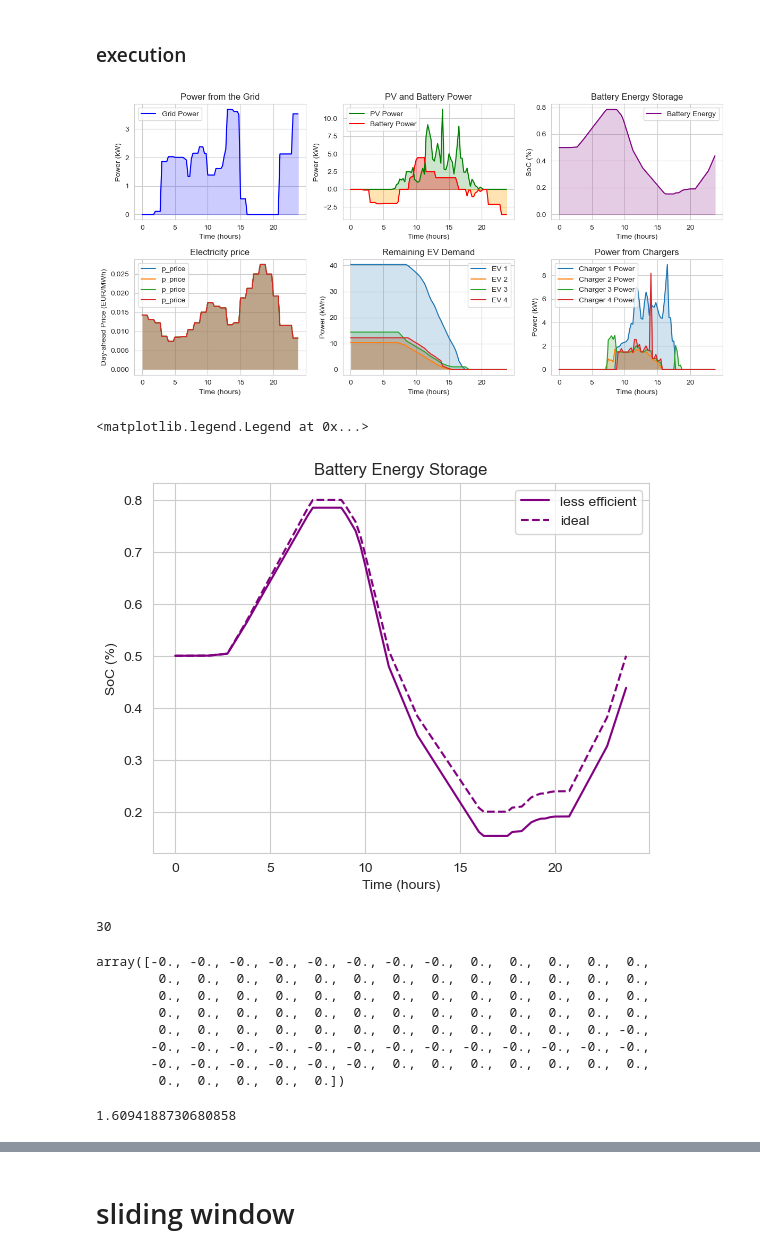
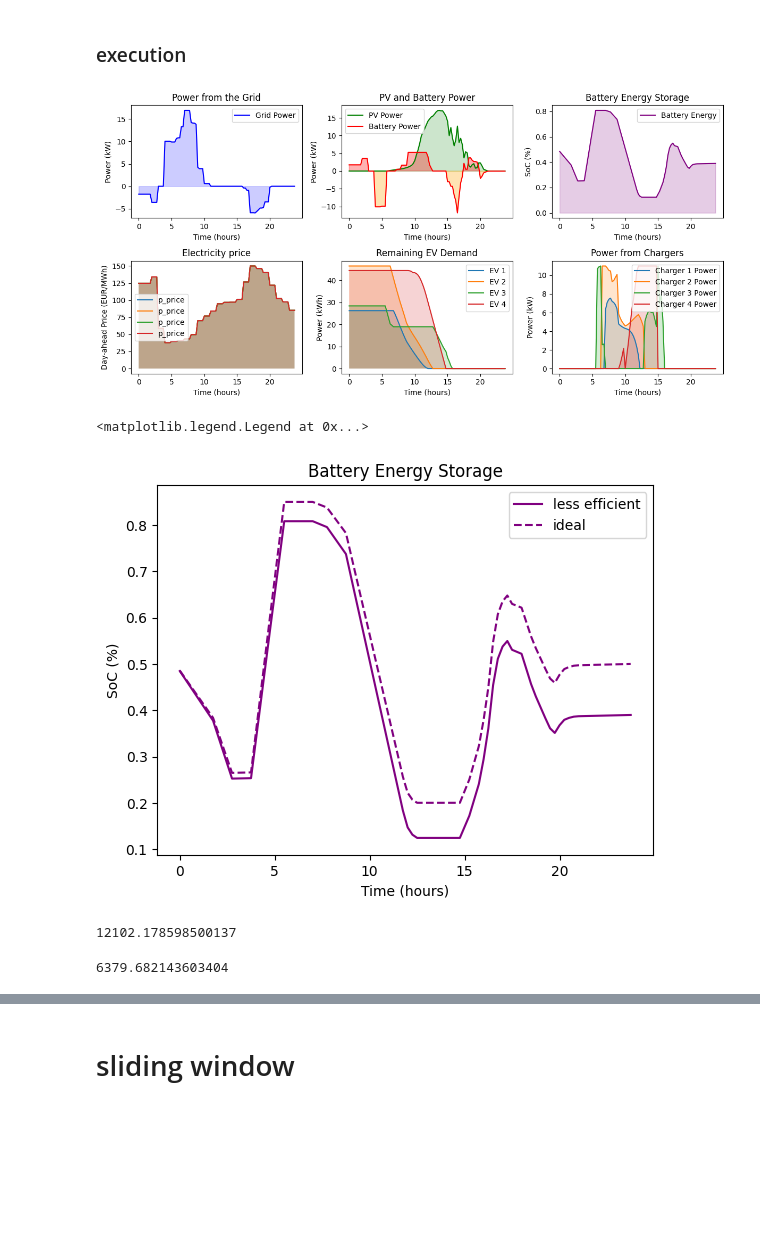
Before and after one commit to ES-Lab/ES-MDN-MPC, a Jupyter notebook: GMM_MPC.ipynb, the cells around one changed output, grey strips where cells are left out. Saved outputs shown, nothing was run; the diff lists cells and outputs as text; code cells hidden in the pictures; blank space fills up the shorter version.

```diff
--- a/GMM_MPC.ipynb
+++ b/GMM_MPC.ipynb
@@ -387,17 +423,17 @@ mdn3 = MDN(input_dim=2, output_dim=1)       # p(energy | arrival, duration)
 optim = torch.optim.Adam(
     list(mdn1.parameters()) +
     list(mdn2.parameters()) +
-    list(mdn3.parameters()), lr=5e-3
+    list(mdn3.parameters()), lr=1e-2
 )
 
-for epoch in range(10000):
+for epoch in range(2001):
     batch = ev_data  # shape: (B, 3)
     arrival = batch[:, 0:1].float()
     duration = batch[:, 1:2].float()
     energy = batch[:, 2:3].float()
 
     # MDN1: p(arrival)
-    pi1, mu1, sigma1 = mdn1(torch.ones_like(arrival))  # cast to float32  # dummy input
+    pi1, mu1, sigma1 = mdn1(torch.rand(arrival.shape))  # cast to float32  # dummy input
     logp1 = mdn1.log_prob(arrival, pi1, mu1, sigma1)
 
     # MDN2: p(duration | arrival)
@@ -610,16 +643,16 @@ import numpy as np
 import matplotlib.pyplot as plt
 
 # Your existing code
-samples = sample_autoregressive(mdn1, mdn2, mdn3, n_samples=4)
+samples = sample_autoregressive(mdn1, mdn2, mdn3, n_samples=5000)
 arrival_samples = samples[:, 0]
 duration_samples = samples[:, 1]
 energy_samples = samples[:, 2]
 
 # Filter out durations less than 0.5
-mask = duration_samples >= 1
-arrival_samples = arrival_samples[mask]
-duration_samples = duration_samples[mask]
-energy_samples = energy_samples[mask]
+mask = (0<=arrival_samples) * (5<=duration_samples) * (0<=energy_samples)
+arrival_samples = arrival_samples[mask][:4]
+duration_samples = duration_samples[mask][:4]
+energy_samples = energy_samples[mask][:4]
 
 print("Sampled Arrival Times:", arrival_samples)
 print("Sampled Durations:", duration_samples)
@@ -759,7 +792,7 @@ availability_matrix.shape
 # %% [output]
 (4, 96)
 # %%
-ev_demand_initial_sample = energy_samples
+ev_demand_initial_sample = energy_samples/4
 charger_availability_data = np.vstack([np.zeros((1, len(availability_matrix))), availability_matrix.T])
 
 print(ev_demand_initial_sample.shape, charger_availability_data.shape)
@@ -969,15 +1006,15 @@ results = {
 num_chargers=4
 time_resolution=0.25
 storage_capacity=30
-capacity_high_limit=0.8
+capacity_high_limit=0.85
 capacity_low_limit=0.2
 p_storage_limit=14
 p_charger_limit=11
 
 for t in range(1, num_time_steps+1, time_shift):
-    p_pv = data_day[t, 4]/ 1000  # PV power generation over time
+    p_pv = expanded_pv[t]/ 1000  # PV power generation over time
     charger_availability = charger_availability_data[t, :num_chargers]  # Charger availability
-    p_price = expanded_prices[t]
+    p_price = expanded_price[t]
 
     p_chargers_exec = p_chargers.value[t]
     p_grid_exec  = p_grid.value[t]
@@ -1024,8 +1061,8 @@ plt.legend()
 
 # Plot PV power and battery power
 plt.subplot(2, 3, 2)
-plt.plot(time_steps, data_day[1:1+len(time_steps),4]/1000, label='PV Power', color='green')
-plt.fill_between(time_steps, 0, data_day[1:1+len(time_steps),4]/1000, color='green', alpha=0.2)
+plt.plot(time_steps, expanded_pv[1:1+len(time_steps)]/1000, label='PV Power', color='green')
+plt.fill_between(time_steps, 0, expanded_pv[1:1+len(time_steps)]/1000, color='green', alpha=0.2)
 plt.plot(time_steps, results['p_storage'], label='Battery Power', color='red')
 plt.fill_between(time_steps, 0, results['p_storage'], where=np.array(results['p_storage']) >= 0, color='red', alpha=0.3, interpolate=True)
 plt.fill_between(time_steps, 0, results['p_storage'], where=np.array(results['p_storage']) < 0, color='orange', alpha=0.3, interpolate=True)
@@ -1046,37 +1083,37 @@ plt.legend()
 # Plot electricity price
 plt.subplot(2, 3, 4)
 for i in range(4):
-    plt.plot(time_steps, expanded_prices[1:1+len(time_steps)], label=f'p_price')
-    plt.fill_between(time_steps, 0, expanded_prices[1:1+len(time_steps)], alpha=0.2)
+    plt.plot(time_steps, expanded_price[1:1+len(time_steps)], label=f'p_price')
+    plt.fill_between(time_steps, 0, expanded_price[1:1+len(time_steps)], alpha=0.2)
 plt.xlabel('Time (hours)')
 plt.ylabel('Day-ahead Price (EUR/MWh)')
 plt.title('Electricity price')
 plt.legend()
 
 # Plot EV demand
 plt.subplot(2, 3, 5)
 for i in range(4):
     plt.plot(time_steps, results['remaining_demand'][:,i], label=f'EV {i+1}')
     plt.fill_between(time_steps, 0, results['remaining_demand'][:,i], alpha=0.2)
 plt.xlabel('Time (hours)')
 plt.ylabel('Power (kWh)')
 plt.title('Remaining EV Demand')
 plt.legend()
 
 # Plot charger power
 plt.subplot(2, 3, 6)
 for i in range(4):
     plt.plot(time_steps, results['p_chargers'][:,i], label=f'Charger {i+1} Power')
     plt.fill_between(time_steps, 0, results['p_chargers'][:,i], alpha=0.2)
 plt.xlabel('Time (hours)')
 plt.ylabel('Power (kW)')
 plt.title('Power from Chargers')
 plt.legend()
 
 plt.tight_layout()
 plt.show()
 # %% [output]
-[figure, old version]
+[figure, new version]
 # %%
 ideal = np.array(results['ideal_storage_energy'])/storage_capacity
 one_time = np.array(results['storage_energy'])/storage_capacity
@@ -1091,23 +1128,12 @@ plt.title('Battery Energy Storage')
 plt.legend()
 # %% [output]
 <matplotlib.legend.Legend at 0x...>
-[figure, old version]
+[figure, new version]
-# %%
-storage_capacity
-# %% [output]
-30
 # %%
-np.maximum(0, -p_grid.value[1:])*expanded_prices[1:1+len(time_steps)]
+np.sum(np.maximum(0, p_grid.value[1:])*expanded_price[1:1+len(time_steps)])
 # %% [output]
-array([-0., -0., -0., -0., -0., -0., -0., -0.,  0.,  0.,  0.,  0.,  0.,
-        0.,  0.,  0.,  0.,  0.,  0.,  0.,  0.,  0.,  0.,  0.,  0.,  0.,
-        0.,  0.,  0.,  0.,  0.,  0.,  0.,  0.,  0.,  0.,  0.,  0.,  0.,
-        0.,  0.,  0.,  0.,  0.,  0.,  0.,  0.,  0.,  0.,  0.,  0.,  0.,
-        0.,  0.,  0.,  0.,  0.,  0.,  0.,  0.,  0.,  0.,  0.,  0., -0.,
-       -0., -0., -0., -0., -0., -0., -0., -0., -0., -0., -0., -0., -0.,
-       -0., -0., -0., -0., -0., -0.,  0.,  0.,  0.,  0.,  0.,  0.,  0.,
-        0.,  0.,  0.,  0.,  0.])
+12102.178598500137
 # %%
-np.sum(np.maximum(0, p_grid.value[1:])*expanded_prices[1:1+len(time_steps)])
+np.sum(np.maximum(0, -p_grid.value[1:])*expanded_price[1:1+len(time_steps)]/2)
 # %% [output]
-1.6094188730680858
+6379.682143603404
```
Also changed, not shown: parts of 63 cells of this notebook, 1 other file.
